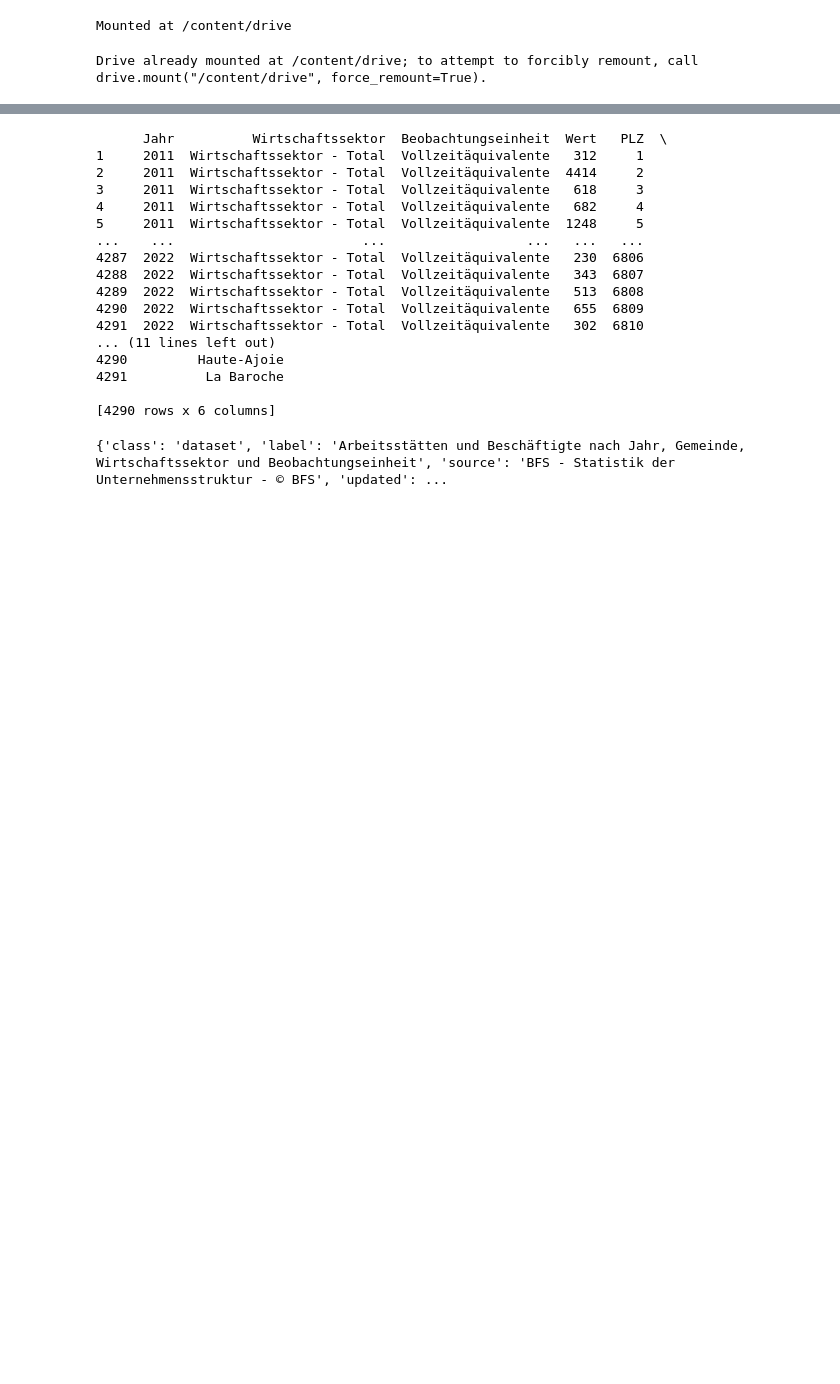
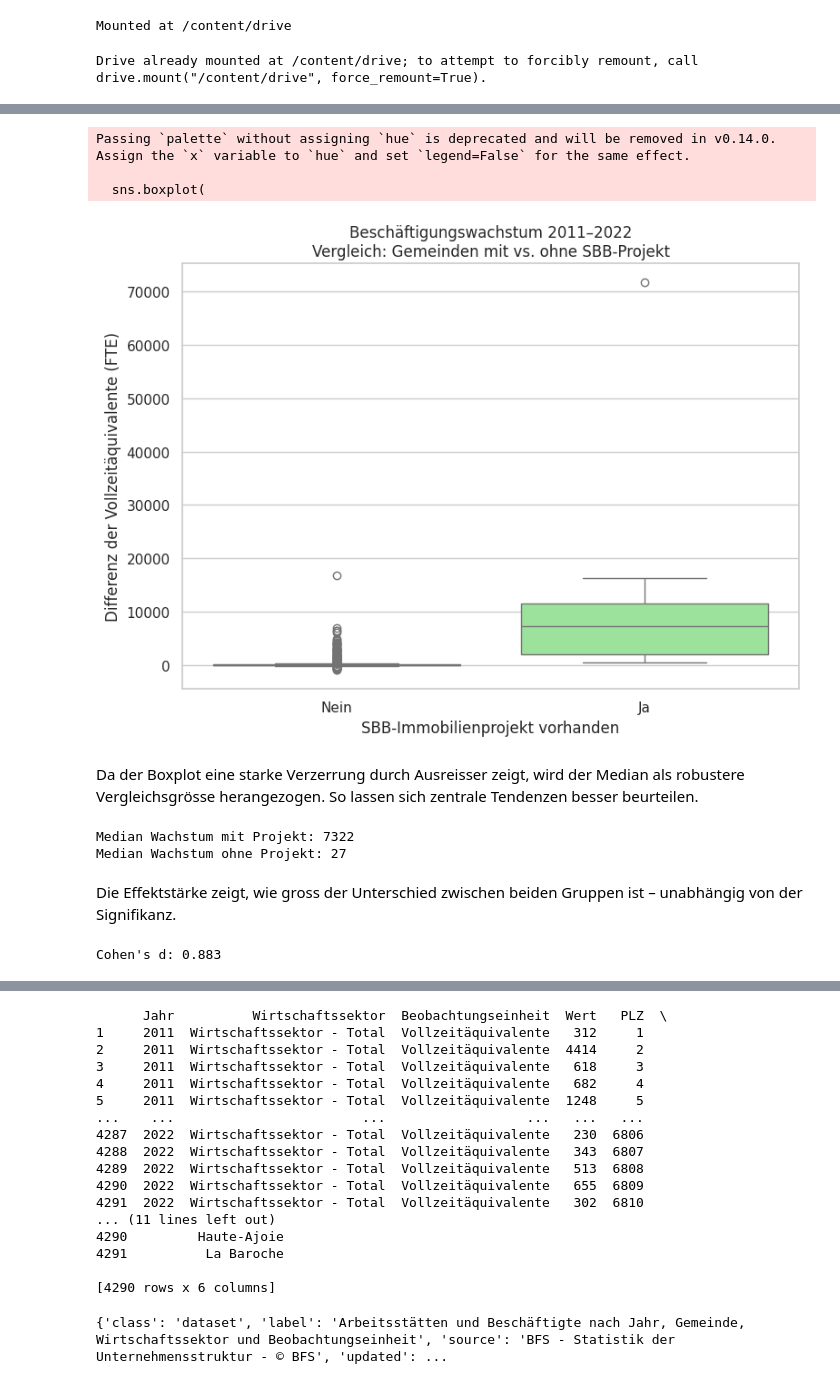
Before and after one commit to Fa-commits/BINA, a Jupyter notebook: BINA.ipynb, the cells around one changed output, grey strips where cells are left out. Saved outputs shown, nothing was run; the diff lists cells and outputs as text; code cells hidden in the pictures; blank space fills up the shorter version.

```diff
--- a/BINA.ipynb
+++ b/BINA.ipynb
@@ -94,0 +575,21 @@ Beschreibung der Datensätze und wie sie gefunden wurden.
+# %%
+# Nur relevante Jahre behalten
+df_fte = df_bfs[df_bfs['Jahr'].isin(['2011', '2022'])].copy()
+
+# Pivotieren und dabei hat_sbb_projekt behalten
+df_pivot = df_fte.pivot_table(
+    index='BFS_ID',
+    columns='Jahr',
+    values='Wert'
+)
+
+# Differenz berechnen
+df_pivot['Differenz'] = df_pivot['2022'] - df_pivot['2011']
+df_growth = df_pivot[['Differenz']].copy()
+
+# Ergänze hat_sbb_projekt über df_bfs (dort ist es vorhanden)
+df_growth = df_growth.merge(
+    df_bfs[['BFS_ID', 'hat_sbb_projekt']].drop_duplicates(subset='BFS_ID'),
+    on='BFS_ID',
+    how='left'
+)
@@ -94,0 +601,59 @@ Beschreibung der Datensätze und wie sie gefunden wurden.
+# %%
+# Vorbereitung: Umwandlung der Gruppenzuordnung in lesbares Format
+df_growth_plot = df_growth.reset_index()
+df_growth_plot['SBB_Projekt'] = df_growth_plot['hat_sbb_projekt'].map({True: 'Ja', False: 'Nein'})
+
+# Plot erstellen
+sns.set(style="whitegrid")
+plt.figure(figsize=(8, 6))
+
+sns.boxplot(
+    x='SBB_Projekt',
+    y='Differenz',
+    data=df_growth_plot,
+    palette={'Ja': "lightgreen", 'Nein': "lightblue"}
+)
+
+plt.title("Beschäftigungswachstum 2011–2022\nVergleich: Gemeinden mit vs. ohne SBB-Projekt")
+plt.xlabel("SBB-Immobilienprojekt vorhanden")
+plt.ylabel("Differenz der Vollzeitäquivalente (FTE)")
+plt.tight_layout()
+plt.show()
+# %% [output]
+Passing `palette` without assigning `hue` is deprecated and will be removed in v0.14.0. Assign the `x` variable to `hue` and set `legend=False` for the same effect.
+
+  sns.boxplot(
+[figure, added]
+# %% [markdown]
+Da der Boxplot eine starke Verzerrung durch Ausreisser zeigt, wird der Median als robustere Vergleichsgrösse herangezogen. So lassen sich zentrale Tendenzen besser beurteilen.
+# %%
+median_mit = df_growth[df_growth['hat_sbb_projekt'] == True]['Differenz'].median()
+median_ohne = df_growth[df_growth['hat_sbb_projekt'] == False]['Differenz'].median()
+
+print(f"Median Wachstum mit Projekt: {median_mit:.0f}")
+print(f"Median Wachstum ohne Projekt: {median_ohne:.0f}")
+# %% [output]
+Median Wachstum mit Projekt: 7322
+Median Wachstum ohne Projekt: 27
+# %% [markdown]
+Die Effektstärke zeigt, wie gross der Unterschied zwischen beiden Gruppen ist – unabhängig von der Signifikanz.
+# %%
+# Sicherstellen, dass hat_sbb_projekt als Spalte vorhanden ist
+df_growth_reset = df_growth.reset_index()
+
+# Gruppen extrahieren
+gruppe_mit = df_growth_reset[df_growth_reset['hat_sbb_projekt'] == True]['Differenz']
+gruppe_ohne = df_growth_reset[df_growth_reset['hat_sbb_projekt'] == False]['Differenz']
+
+# Mittelwerte & Varianz berechnen
+mean_mit = gruppe_mit.mean()
+mean_ohne = gruppe_ohne.mean()
+std_pooled = np.sqrt((gruppe_mit.var() + gruppe_ohne.var()) / 2)
+
+# Effektstärke berechnen
+cohens_d = (mean_mit - mean_ohne) / std_pooled
+
+# Ausgabe
+print(f"Cohen's d: {cohens_d:.3f}")
+# %% [output]
+Cohen's d: 0.883
```
Also changed, not shown: parts of 61 cells of this notebook.
